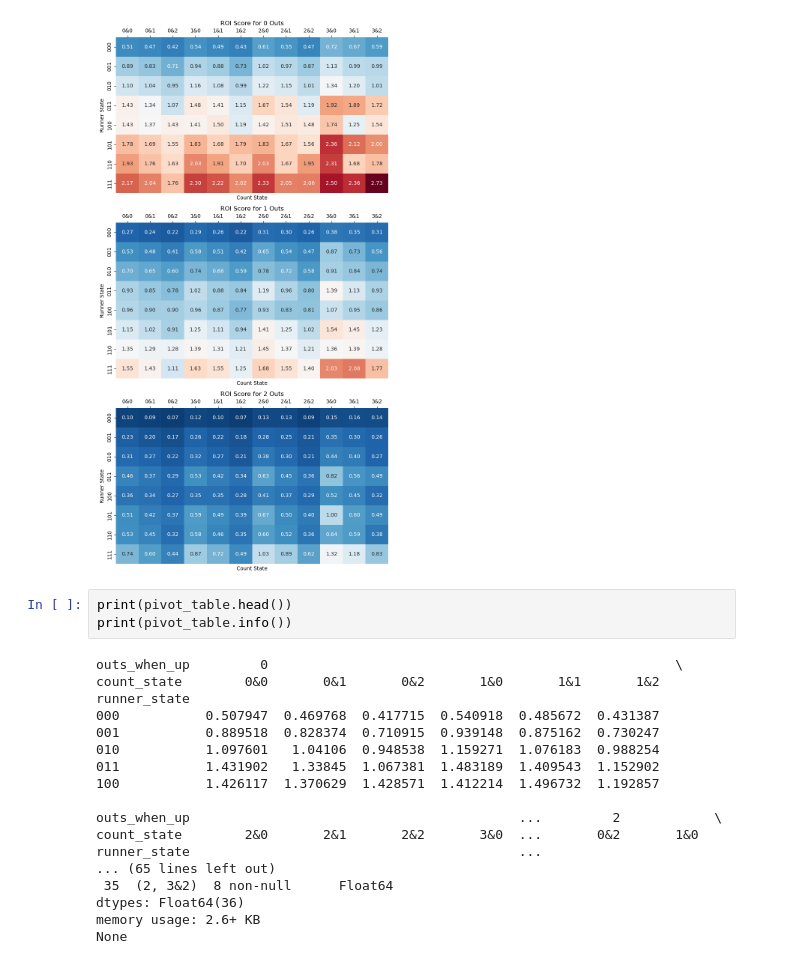
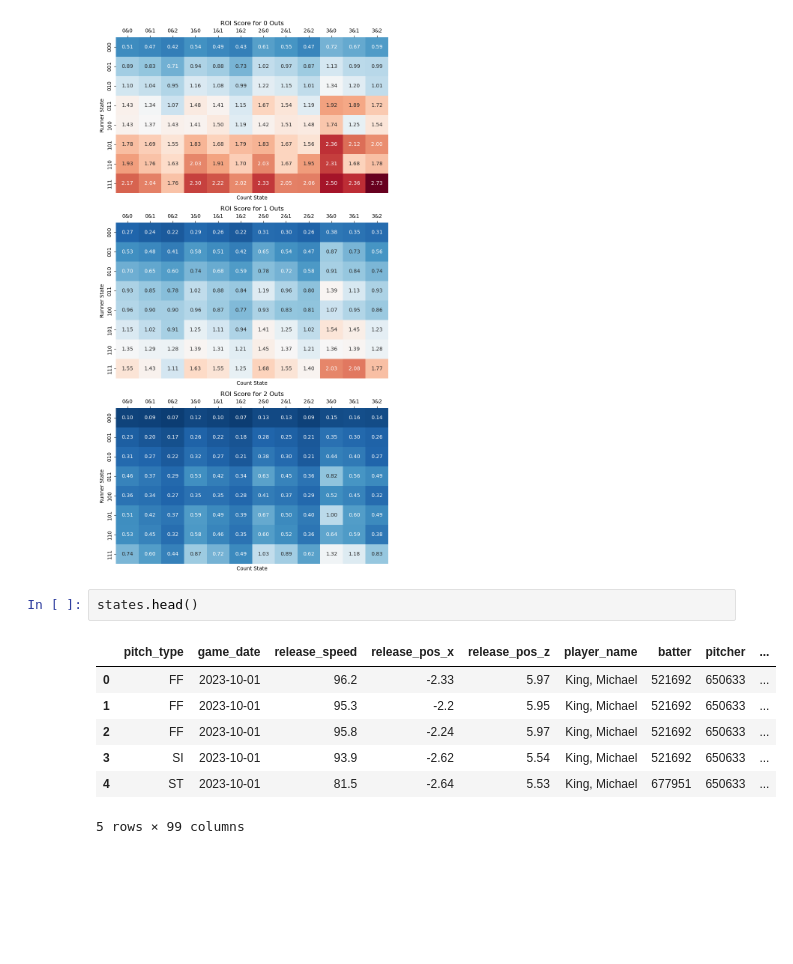
Before and after one commit to claytona500/Big-League-Investigations, a Jupyter notebook: RE288.ipynb, the cells around one changed output. Drawn from its saved outputs; the diff is of its cells as text; blank space fills up the shorter version.

```diff
--- a/RE288.ipynb
+++ b/RE288.ipynb
@@ -307,24 +291,13 @@ plt.tight_layout()
 plt.show()
 # %% [output]
 [figure]
-# %%
-print(pivot_table.head())
-print(pivot_table.info())
-# %% [output]
-outs_when_up         0                                                    \
-count_state        0&0       0&1       0&2       1&0       1&1       1&2
-runner_state
-000           0.507947  0.469768  0.417715  0.540918  0.485672  0.431387
-001           0.889518  0.828374  0.710915  0.939148  0.875162  0.730247
-010           1.097601   1.04106  0.948538  1.159271  1.076183  0.988254
-011           1.431902   1.33845  1.067381  1.483189  1.409543  1.152902
-100           1.426117  1.370629  1.428571  1.412214  1.496732  1.192857
-
-outs_when_up                                          ...         2            \
-count_state        2&0       2&1       2&2       3&0  ...       0&2       1&0
-runner_state                                          ...
-... (65 lines left out)
- 35  (2, 3&2)  8 non-null      Float64
-dtypes: Float64(36)
-memory usage: 2.6+ KB
-None
+# %%
+states.head()
+# %% [output]
+|  | pitch_type | game_date | release_speed | release_pos_x | release_pos_z | player_name | batter | pitcher | ... |
+| 0 | FF | 2023-10-01 | 96.2 | -2.33 | 5.97 | King, Michael | 521692 | 650633 | ... |
+| 1 | FF | 2023-10-01 | 95.3 | -2.2 | 5.95 | King, Michael | 521692 | 650633 | ... |
+| 2 | FF | 2023-10-01 | 95.8 | -2.24 | 5.97 | King, Michael | 521692 | 650633 | ... |
+| 3 | SI | 2023-10-01 | 93.9 | -2.62 | 5.54 | King, Michael | 521692 | 650633 | ... |
+| 4 | ST | 2023-10-01 | 81.5 | -2.64 | 5.53 | King, Michael | 677951 | 650633 | ... |
+5 rows × 99 columns
```
Also changed, not shown: parts of 25 cells of this notebook, 5 other files.
